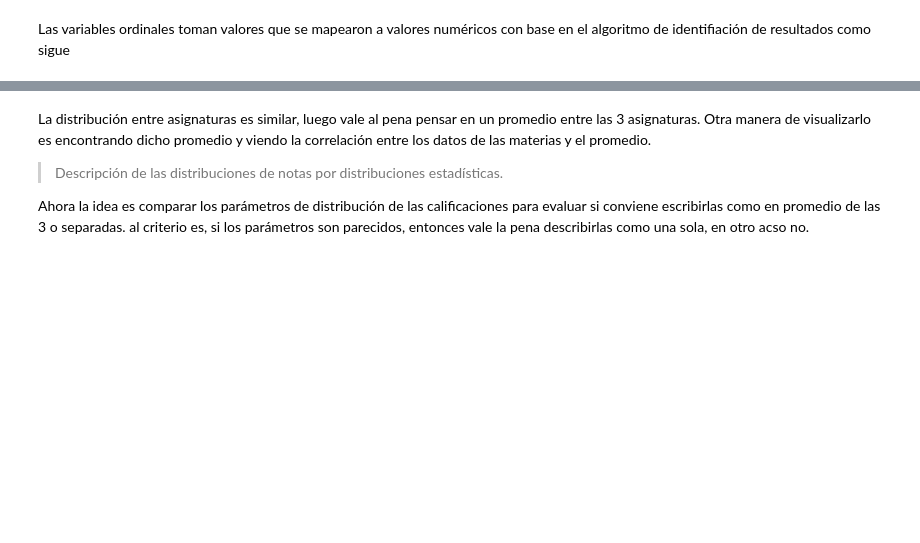
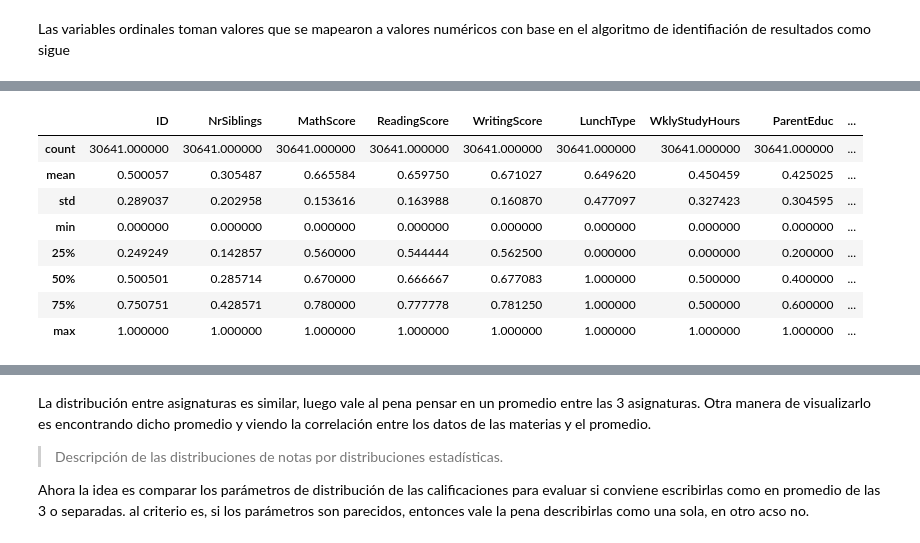
Before and after one commit to AdrFelHB/an-lisis-de-datos, a Jupyter notebook: main.ipynb, the cells around one changed output, grey strips where cells are left out. Cells and saved outputs as stored; diff of their text form; code cells hidden in the pictures; blank space fills up the shorter version.

```diff
--- a/main.ipynb
+++ b/main.ipynb
@@ -144,6 +141 @@ Una forma de asignar valores numéricos para las variables cuyos valores sons ti
 > No distingue jerarquía para los ordinales
-# %%
-for k in range(len(data_to_change)):
-    for cols in cols_to_change[k]:
-        data_to_change[k] = replace_col(data_to_change[k],replace_values(data_to_change[k][[cols]]))
-    print("\n---\n")
@@ -200,0 +251,13 @@ plt.show()
+# %%
+data_norm = pd.concat([(data.iloc[:,k]-min(data.iloc[:,k]))/(max(data.iloc[:,k])-min(data.iloc[:,k])) for k in range(data.shape[1])],axis=1)
+display(data_norm.describe())
+# %% [output]
+|  | ID | NrSiblings | MathScore | ReadingScore | WritingScore | LunchType | WklyStudyHours | ParentEduc | ... |
+| count | 30641.000000 | 30641.000000 | 30641.000000 | 30641.000000 | 30641.000000 | 30641.000000 | 30641.000000 | 30641.000000 | ... |
+| mean | 0.500057 | 0.305487 | 0.665584 | 0.659750 | 0.671027 | 0.649620 | 0.450459 | 0.425025 | ... |
+| std | 0.289037 | 0.202958 | 0.153616 | 0.163988 | 0.160870 | 0.477097 | 0.327423 | 0.304595 | ... |
+| min | 0.000000 | 0.000000 | 0.000000 | 0.000000 | 0.000000 | 0.000000 | 0.000000 | 0.000000 | ... |
+| 25% | 0.249249 | 0.142857 | 0.560000 | 0.544444 | 0.562500 | 0.000000 | 0.000000 | 0.200000 | ... |
+| 50% | 0.500501 | 0.285714 | 0.670000 | 0.666667 | 0.677083 | 1.000000 | 0.500000 | 0.400000 | ... |
+| 75% | 0.750751 | 0.428571 | 0.780000 | 0.777778 | 0.781250 | 1.000000 | 0.500000 | 0.600000 | ... |
+| max | 1.000000 | 1.000000 | 1.000000 | 1.000000 | 1.000000 | 1.000000 | 1.000000 | 1.000000 | ... |
```
Also changed, not shown: parts of 44 cells of this notebook, 2 other files.
